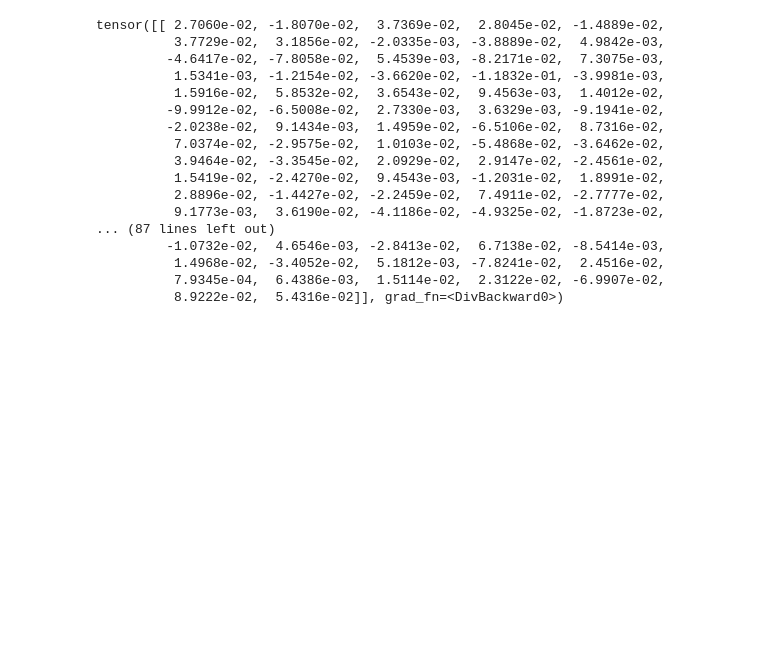
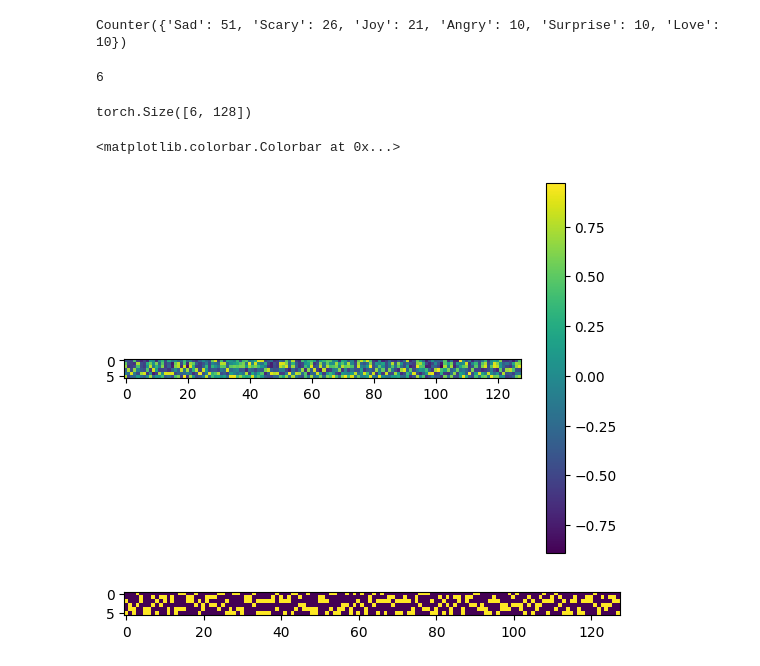
Before and after one commit to Amitmils/Text2BGAudio, a Jupyter notebook: CLAP/run_model.ipynb, the cells around one changed output. Saved outputs shown, nothing was run; the diff lists cells and outputs as text; code cells hidden in the pictures; blank space fills up the shorter version.

```diff
--- a/CLAP/run_model.ipynb
+++ b/CLAP/run_model.ipynb
@@ -22,20 +32,63 @@ It is strongly recommended to pass the `sampling_rate` argument to this function
+# %%
+music_test_dataset = audio_dataset.AudioDataset(r"_Data\Music\music_dataset_test_size128.pt")
+data_loader = DataLoader(music_test_dataset, batch_size=len(music_test_dataset), shuffle=True)
+# %%
+for batch in data_loader:
+    audio = batch[0]
+    labels = list(batch[1])
+    unique_labels = list(set(labels))
+    inputs = processor(
+        text=unique_labels,
+        audios=audio.numpy(),
+        return_tensors="pt",
+        sampling_rate=48000,
+        padding=True,
+    )
+    inputs = {k: v.to(DEVICE) for k, v in inputs.items()}
+    outputs = model(**inputs)
+    text_embeds = outputs.text_embeds
+    audio_embeds = outputs.audio_embeds
+# %%
+label_counts = Counter(labels)
+
+# Print the counts
+print(label_counts)
+# %% [output]
+Counter({'Sad': 51, 'Scary': 26, 'Joy': 21, 'Angry': 10, 'Surprise': 10, 'Love': 10})
+# %%
+audio_embeddings = F.normalize(audio_embeds, p=2, dim=1)
+text_embeddings = F.normalize(text_embeds, p=2, dim=1)
+# %%
+similarity_matrix = torch.mm( text_embeddings,audio_embeddings.t())
+# %%
+len(unique_labels)
+# %% [output]
+6
 # %%
-audio_embed.shape
+similarity_matrix.shape
 # %% [output]
-tensor([[ 2.7060e-02, -1.8070e-02,  3.7369e-02,  2.8045e-02, -1.4889e-02,
-          3.7729e-02,  3.1856e-02, -2.0335e-03, -3.8889e-02,  4.9842e-03,
-         -4.6417e-02, -7.8058e-02,  5.4539e-03, -8.2171e-02,  7.3075e-03,
-          1.5341e-03, -1.2154e-02, -3.6620e-02, -1.1832e-01, -3.9981e-03,
-          1.5916e-02,  5.8532e-02,  3.6543e-02,  9.4563e-03,  1.4012e-02,
-         -9.9912e-02, -6.5008e-02,  2.7330e-03,  3.6329e-03, -9.1941e-02,
-         -2.0238e-02,  9.1434e-03,  1.4959e-02, -6.5106e-02,  8.7316e-02,
-          7.0374e-02, -2.9575e-02,  1.0103e-02, -5.4868e-02, -3.6462e-02,
-          3.9464e-02, -3.3545e-02,  2.0929e-02,  2.9147e-02, -2.4561e-02,
-          1.5419e-02, -2.4270e-02,  9.4543e-03, -1.2031e-02,  1.8991e-02,
-          2.8896e-02, -1.4427e-02, -2.2459e-02,  7.4911e-02, -2.7777e-02,
-          9.1773e-03,  3.6190e-02, -4.1186e-02, -4.9325e-02, -1.8723e-02,
-... (87 lines left out)
-         -1.0732e-02,  4.6546e-03, -2.8413e-02,  6.7138e-02, -8.5414e-03,
-          1.4968e-02, -3.4052e-02,  5.1812e-03, -7.8241e-02,  2.4516e-02,
-          7.9345e-04,  6.4386e-03,  1.5114e-02,  2.3122e-02, -6.9907e-02,
-          8.9222e-02,  5.4316e-02]], grad_fn=<DivBackward0>)
+torch.Size([6, 128])
+# %%
+plt.imshow(similarity_matrix.cpu().detach().numpy())
+plt.colorbar()
+# %% [output]
+<matplotlib.colorbar.Colorbar at 0x...>
+[figure, added]
+# %%
+# Assuming similarity_matrix is your input matrix
+similarity_matrix = similarity_matrix.cpu().detach()
+
+# Create a new matrix of the same shape filled with zeros
+binary_matrix = torch.zeros_like(similarity_matrix)
+
+# Get the indices of the two largest values in each column
+topk_indices = torch.topk(similarity_matrix, k=2, dim=0).indices
+
+# Set the two largest values to 1
+binary_matrix[topk_indices, torch.arange(similarity_matrix.size(1)).unsqueeze(0).expand(2, -1)] = 1
+
+# Plot the binary matrix
+plt.imshow(binary_matrix.cpu().detach().numpy())
+plt.show()
+# %% [output]
+[figure, added]
```
Also changed, not shown: parts of 11 cells of this notebook, 4 other files.
